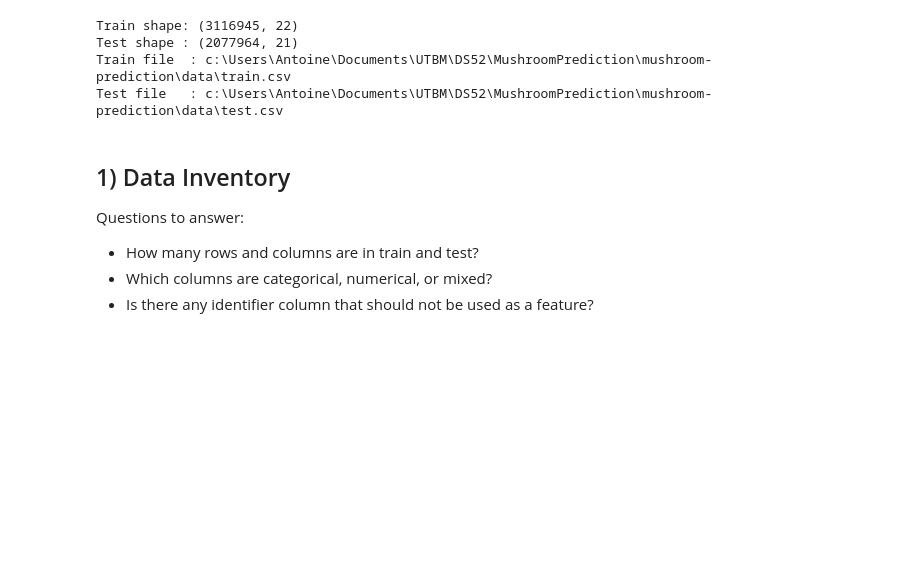
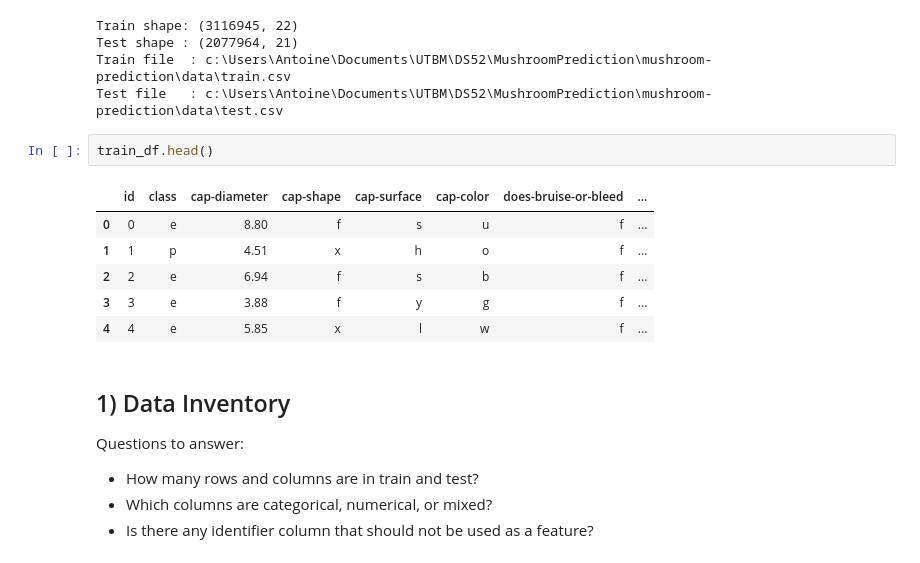
Before and after one commit to AntoineMilochevitch/mushroom-prediction, a Jupyter notebook: notebooks/mushroom_prediction.ipynb, the cells around one changed output. Saved outputs shown, nothing was run; the diff lists cells and outputs as text; blank space fills up the shorter version.

```diff
--- a/notebooks/mushroom_prediction.ipynb
+++ b/notebooks/mushroom_prediction.ipynb
@@ -56,6 +56,15 @@ Train shape: (3116945, 22)
 Test shape : (2077964, 21)
 Train file  : c:\Users\Antoine\Documents\UTBM\DS52\MushroomPrediction\mushroom-prediction\data\train.csv
 Test file   : c:\Users\Antoine\Documents\UTBM\DS52\MushroomPrediction\mushroom-prediction\data\test.csv
+# %%
+train_df.head()
+# %% [output]
+|  | id | class | cap-diameter | cap-shape | cap-surface | cap-color | does-bruise-or-bleed | ... |
+| 0 | 0 | e | 8.80 | f | s | u | f | ... |
+| 1 | 1 | p | 4.51 | x | h | o | f | ... |
+| 2 | 2 | e | 6.94 | f | s | b | f | ... |
+| 3 | 3 | e | 3.88 | f | y | g | f | ... |
+| 4 | 4 | e | 5.85 | x | l | w | f | ... |
 # %% [markdown]
 ## 1) Data Inventory
 
```
Also changed, not shown: parts of 5 cells of this notebook.
